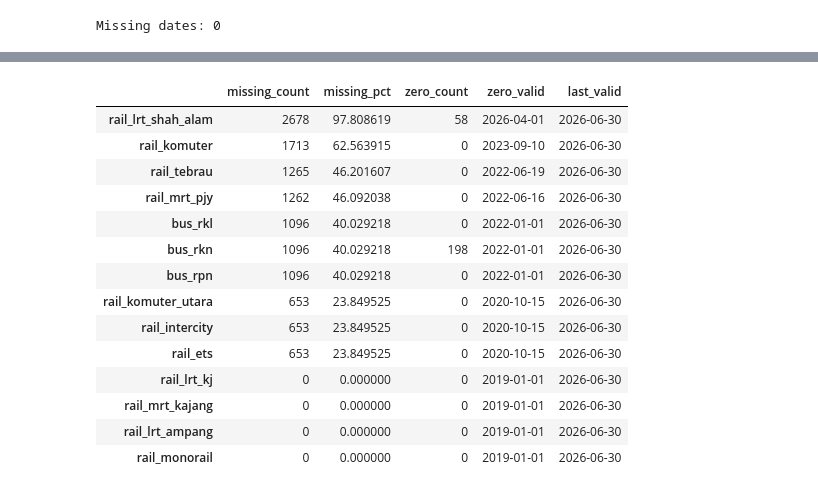
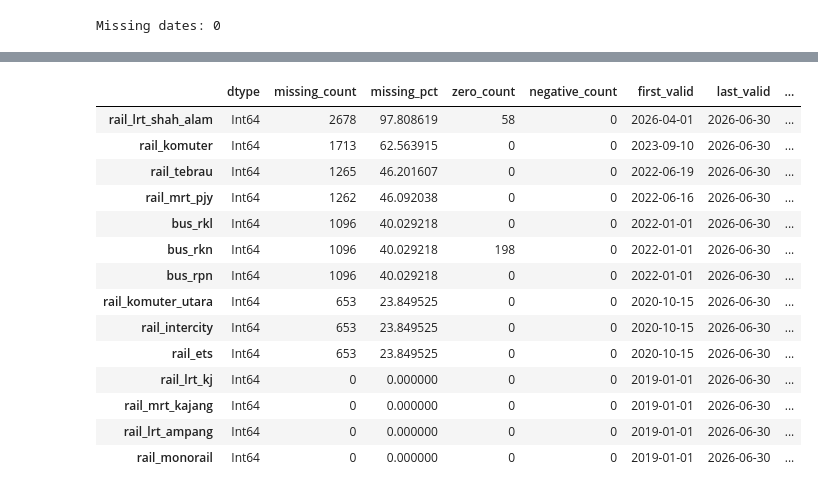
Before and after one commit to muazhazali/mlops-rapidkl-v2, a Jupyter notebook: notebooks/01_eda.ipynb, the cells around one changed output, grey strips where cells are left out. Drawn from its saved outputs; the diff is of its cells as text; code cells hidden in the pictures.

```diff
--- a/notebooks/01_eda.ipynb
+++ b/notebooks/01_eda.ipynb
@@ -43,26 +59,29 @@ Missing dates: 0
 # %%
 quality = pd.DataFrame({
+    'dtype': df.dtypes,
     'missing_count': df.isna().sum(),
     'missing_pct': df.isna().mean().mul(100),
     'zero_count': (df == 0).sum(),
-    'zero_valid': df.apply(pd.Series.first_valid_index),
+    'negative_count': (df < 0).sum(),
+    'first_valid': df.apply(pd.Series.first_valid_index),
     'last_valid': df.apply(pd.Series.last_valid_index),
+    'unique_values': df.nunique(),
 })
 
 display(quality.sort_values('missing_pct', ascending=False))
 # %% [output]
-|  | missing_count | missing_pct | zero_count | zero_valid | last_valid |
-| rail_lrt_shah_alam | 2678 | 97.808619 | 58 | 2026-04-01 | 2026-06-30 |
-| rail_komuter | 1713 | 62.563915 | 0 | 2023-09-10 | 2026-06-30 |
-| rail_tebrau | 1265 | 46.201607 | 0 | 2022-06-19 | 2026-06-30 |
-| rail_mrt_pjy | 1262 | 46.092038 | 0 | 2022-06-16 | 2026-06-30 |
-| bus_rkl | 1096 | 40.029218 | 0 | 2022-01-01 | 2026-06-30 |
-| bus_rkn | 1096 | 40.029218 | 198 | 2022-01-01 | 2026-06-30 |
-| bus_rpn | 1096 | 40.029218 | 0 | 2022-01-01 | 2026-06-30 |
-| rail_komuter_utara | 653 | 23.849525 | 0 | 2020-10-15 | 2026-06-30 |
-| rail_intercity | 653 | 23.849525 | 0 | 2020-10-15 | 2026-06-30 |
-| rail_ets | 653 | 23.849525 | 0 | 2020-10-15 | 2026-06-30 |
-| rail_lrt_kj | 0 | 0.000000 | 0 | 2019-01-01 | 2026-06-30 |
-| rail_mrt_kajang | 0 | 0.000000 | 0 | 2019-01-01 | 2026-06-30 |
-| rail_lrt_ampang | 0 | 0.000000 | 0 | 2019-01-01 | 2026-06-30 |
-| rail_monorail | 0 | 0.000000 | 0 | 2019-01-01 | 2026-06-30 |
+|  | dtype | missing_count | missing_pct | zero_count | negative_count | first_valid | last_valid | ... |
+| rail_lrt_shah_alam | Int64 | 2678 | 97.808619 | 58 | 0 | 2026-04-01 | 2026-06-30 | ... |
+| rail_komuter | Int64 | 1713 | 62.563915 | 0 | 0 | 2023-09-10 | 2026-06-30 | ... |
+| rail_tebrau | Int64 | 1265 | 46.201607 | 0 | 0 | 2022-06-19 | 2026-06-30 | ... |
+| rail_mrt_pjy | Int64 | 1262 | 46.092038 | 0 | 0 | 2022-06-16 | 2026-06-30 | ... |
+| bus_rkl | Int64 | 1096 | 40.029218 | 0 | 0 | 2022-01-01 | 2026-06-30 | ... |
+| bus_rkn | Int64 | 1096 | 40.029218 | 198 | 0 | 2022-01-01 | 2026-06-30 | ... |
+| bus_rpn | Int64 | 1096 | 40.029218 | 0 | 0 | 2022-01-01 | 2026-06-30 | ... |
+| rail_komuter_utara | Int64 | 653 | 23.849525 | 0 | 0 | 2020-10-15 | 2026-06-30 | ... |
+| rail_intercity | Int64 | 653 | 23.849525 | 0 | 0 | 2020-10-15 | 2026-06-30 | ... |
+| rail_ets | Int64 | 653 | 23.849525 | 0 | 0 | 2020-10-15 | 2026-06-30 | ... |
+| rail_lrt_kj | Int64 | 0 | 0.000000 | 0 | 0 | 2019-01-01 | 2026-06-30 | ... |
+| rail_mrt_kajang | Int64 | 0 | 0.000000 | 0 | 0 | 2019-01-01 | 2026-06-30 | ... |
+| rail_lrt_ampang | Int64 | 0 | 0.000000 | 0 | 0 | 2019-01-01 | 2026-06-30 | ... |
+| rail_monorail | Int64 | 0 | 0.000000 | 0 | 0 | 2019-01-01 | 2026-06-30 | ... |
```
Also changed, not shown: parts of 19 cells of this notebook, 2 other files.
